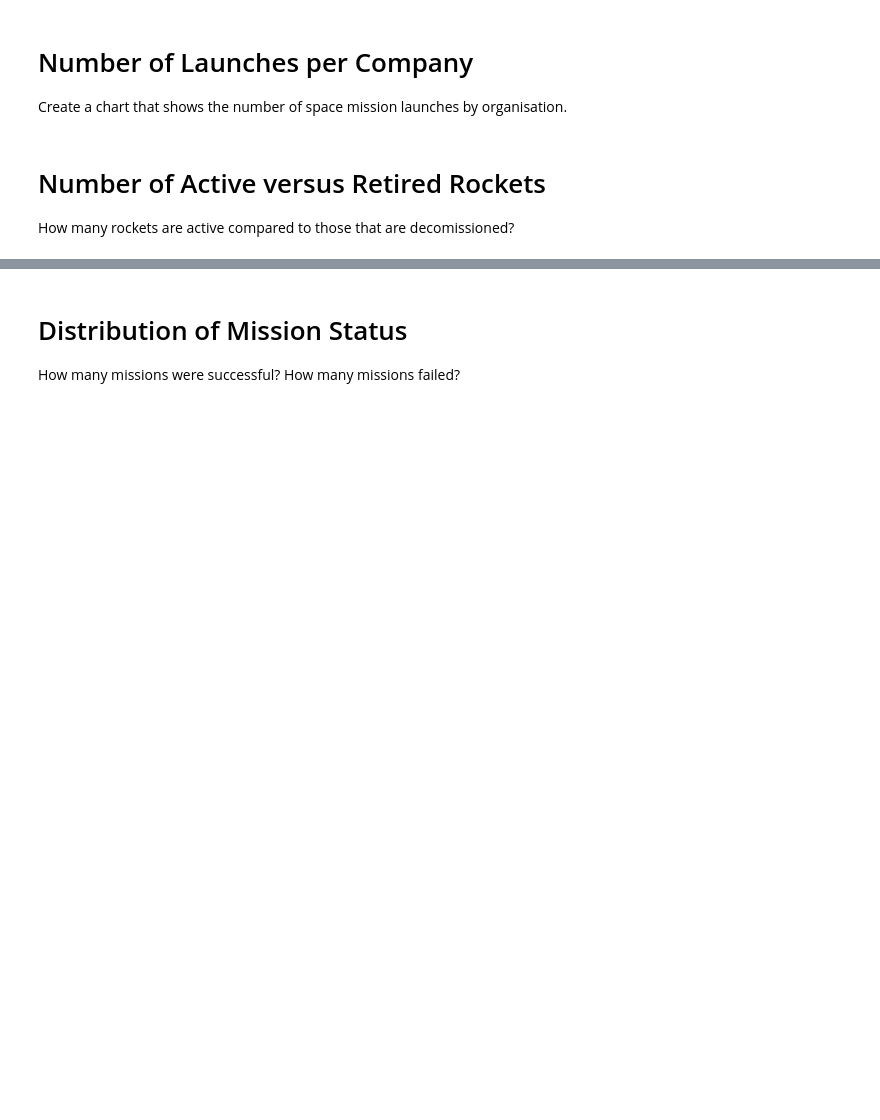
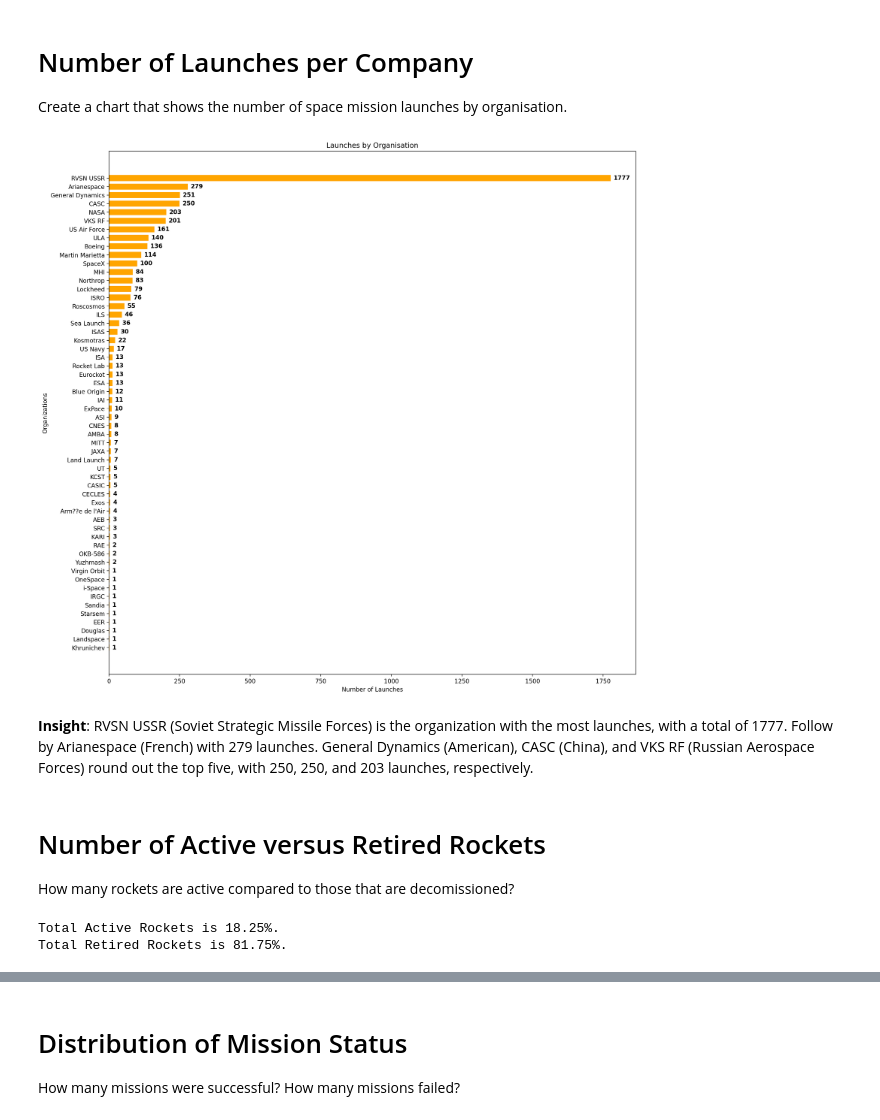
Before and after one commit to Toya-33/Data-Project-Python, a Jupyter notebook: Space Missions/Space_Missions_Analysis_(start).ipynb, the cells around one changed output, grey strips where cells are left out. Cells and saved outputs as stored; diff of their text form; code cells hidden in the pictures; blank space fills up the shorter version.

```diff
--- a/Space Missions/Space_Missions_Analysis_(start).ipynb
+++ b/Space Missions/Space_Missions_Analysis_(start).ipynb
@@ -59,0 +74,3 @@ Consider removing columns containing junk data.
+# %%
+cleaned_data = df_data.drop(['Unnamed: 0.1', 'Unnamed: 0'], axis=1)
+cleaned_data
@@ -59,0 +103,3 @@ Consider removing columns containing junk data.
+# %%
+cleaned_data.drop_duplicates(inplace=True)
+cleaned_data.duplicated().values.any()
@@ -59,0 +129,5 @@ Consider removing columns containing junk data.
+# %%
+cleaned_data.Price = cleaned_data.Price.str.replace(',', '')
+# %%
+cleaned_data.Price = pd.to_numeric(cleaned_data.Price)
+cleaned_data.Date = pd.to_datetime(cleaned_data.Date, utc=True)
@@ -63,7 +188,35 @@ Consider removing columns containing junk data.
 # Number of Launches per Company
 
 Create a chart that shows the number of space mission launches by organisation.
+# %%
+launches_by_org = cleaned_data.Organisation.value_counts()
+launches_by_org.sort_values(inplace=True)
+fig, ax = plt.subplots(figsize = (16,16), dpi=200)
+ax.set_title("Launches by Organisation")
+ax.set_xlabel("Number of Launches")
+ax.set_ylabel("Organizations")
+barh = plt.barh(
+    launches_by_org.index,
+    launches_by_org.values,
+    height = 0.7,
+    color = "Orange"
+)
+ax.bar_label(barh, launches_by_org.values, padding=5, color='black', fontweight="bold")
+plt.show()
+# %% [output]
+[figure, added]
+# %% [markdown]
+**Insight**: RVSN USSR (Soviet Strategic Missile Forces) is the organization with the most launches, with a total of 1777. Follow by Arianespace (French) with 279 launches. General Dynamics (American), CASC (China), and VKS RF (Russian Aerospace Forces) round out the top five, with 250, 250, and 203 launches, respectively.
 # %% [markdown]
 # Number of Active versus Retired Rockets
 
 How many rockets are active compared to those that are decomissioned?
+# %%
+rocket_status = cleaned_data.Rocket_Status.value_counts()
+active_rockets_pct = (rocket_status.StatusActive/rocket_status.values.sum())*100
+retired_rockets_pct = (rocket_status.StatusRetired/rocket_status.values.sum())*100
+print(f"Total Active Rockets is {active_rockets_pct:.4}%.")
+print(f"Total Retired Rockets is {retired_rockets_pct:.4}%.")
+# %% [output]
+Total Active Rockets is 18.25%.
+Total Retired Rockets is 81.75%.
```
Also changed, not shown: parts of 45 cells of this notebook.
